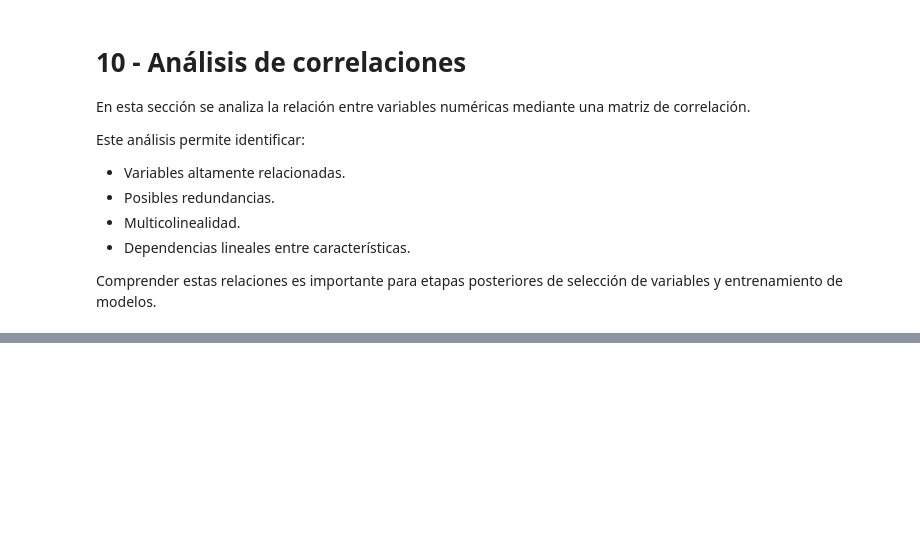
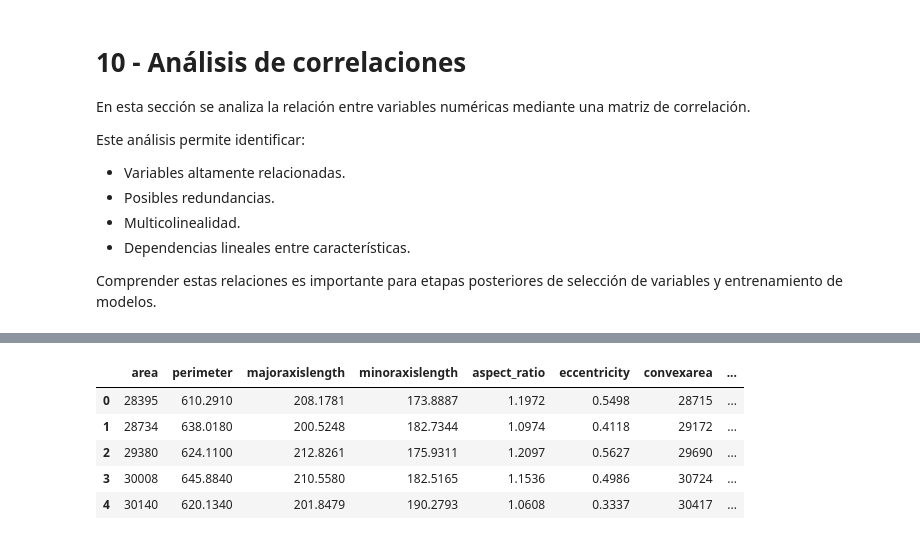
Before and after one commit to IAproyecto24/Laboratorio_drybean_ml, a Jupyter notebook: notebooks/Prepocesamiento_Datos_Crudos_Frijol.ipynb, the cells around one changed output, grey strips where cells are left out. Saved outputs shown, nothing was run; the diff lists cells and outputs as text; code cells hidden in the pictures; blank space fills up the shorter version.

```diff
--- a/notebooks/Prepocesamiento_Datos_Crudos_Frijol.ipynb
+++ b/notebooks/Prepocesamiento_Datos_Crudos_Frijol.ipynb
@@ -914,0 +1007,16 @@ Comprender estas relaciones es importante para etapas posteriores de selección
+# %%
+# ==========================================
+# 41. ELIMINACIÓN DE DUPLICADOS
+# ==========================================
+
+initial_rows = len(df_clean)
+
+df_clean = df_clean.drop_duplicates()
+
+final_rows = len(df_clean)
+
+removed_rows = initial_rows - final_rows
+
+print(f"Registros iniciales: {initial_rows}")
+print(f"Registros finales: {final_rows}")
+print(f"Duplicados eliminados: {removed_rows}")
@@ -914,0 +1037,13 @@ Comprender estas relaciones es importante para etapas posteriores de selección
+# %%
+# ==========================================
+# 42. NORMALIZACIÓN DE NOMBRES DE COLUMNAS
+# ==========================================
+
+df_clean.columns = [
+    col.strip().lower()
+    for col in df_clean.columns
+]
+
+print("Columnas normalizadas correctamente.\n")
+
+print(df_clean.columns.tolist())
@@ -914,0 +1054,10 @@ Comprender estas relaciones es importante para etapas posteriores de selección
+# %%
+# ==========================================
+# 43. CORRECCIÓN DE NOMBRES INCONSISTENTES
+# ==========================================
+
+df_clean = df_clean.rename(columns={
+    "aspectration": "aspect_ratio"
+})
+
+print("Nombres inconsistentes corregidos.")
@@ -914,0 +1088,13 @@ Comprender estas relaciones es importante para etapas posteriores de selección
+# %%
+# ==========================================
+# 45. VISTA PRELIMINAR DEL DATASET LIMPIO
+# ==========================================
+
+df_clean.head()
+# %% [output]
+|  | area | perimeter | majoraxislength | minoraxislength | aspect_ratio | eccentricity | convexarea | ... |
+| 0 | 28395 | 610.2910 | 208.1781 | 173.8887 | 1.1972 | 0.5498 | 28715 | ... |
+| 1 | 28734 | 638.0180 | 200.5248 | 182.7344 | 1.0974 | 0.4118 | 29172 | ... |
+| 2 | 29380 | 624.1100 | 212.8261 | 175.9311 | 1.2097 | 0.5627 | 29690 | ... |
+| 3 | 30008 | 645.8840 | 210.5580 | 182.5165 | 1.1536 | 0.4986 | 30724 | ... |
+| 4 | 30140 | 620.1340 | 201.8479 | 190.2793 | 1.0608 | 0.3337 | 30417 | ... |
```
Also changed, not shown: parts of 18 cells of this notebook, 2 other files.
